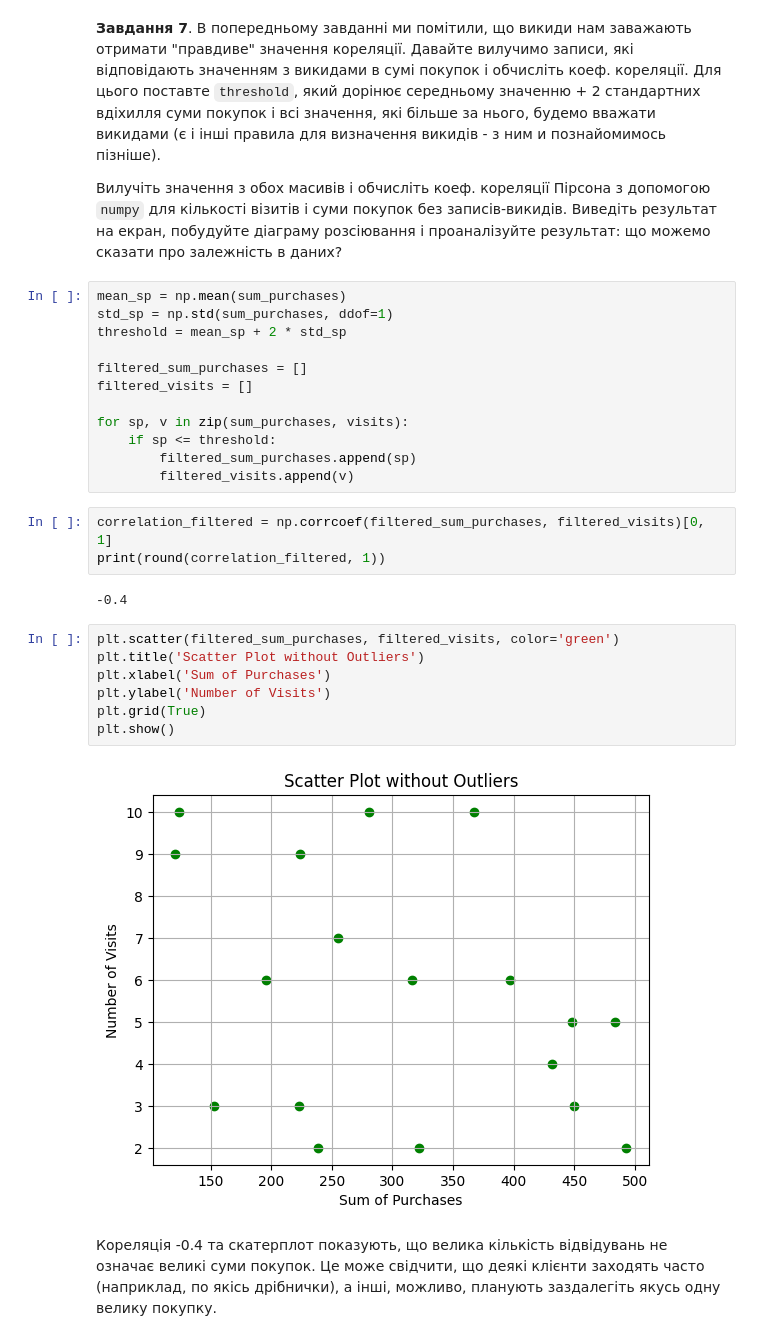
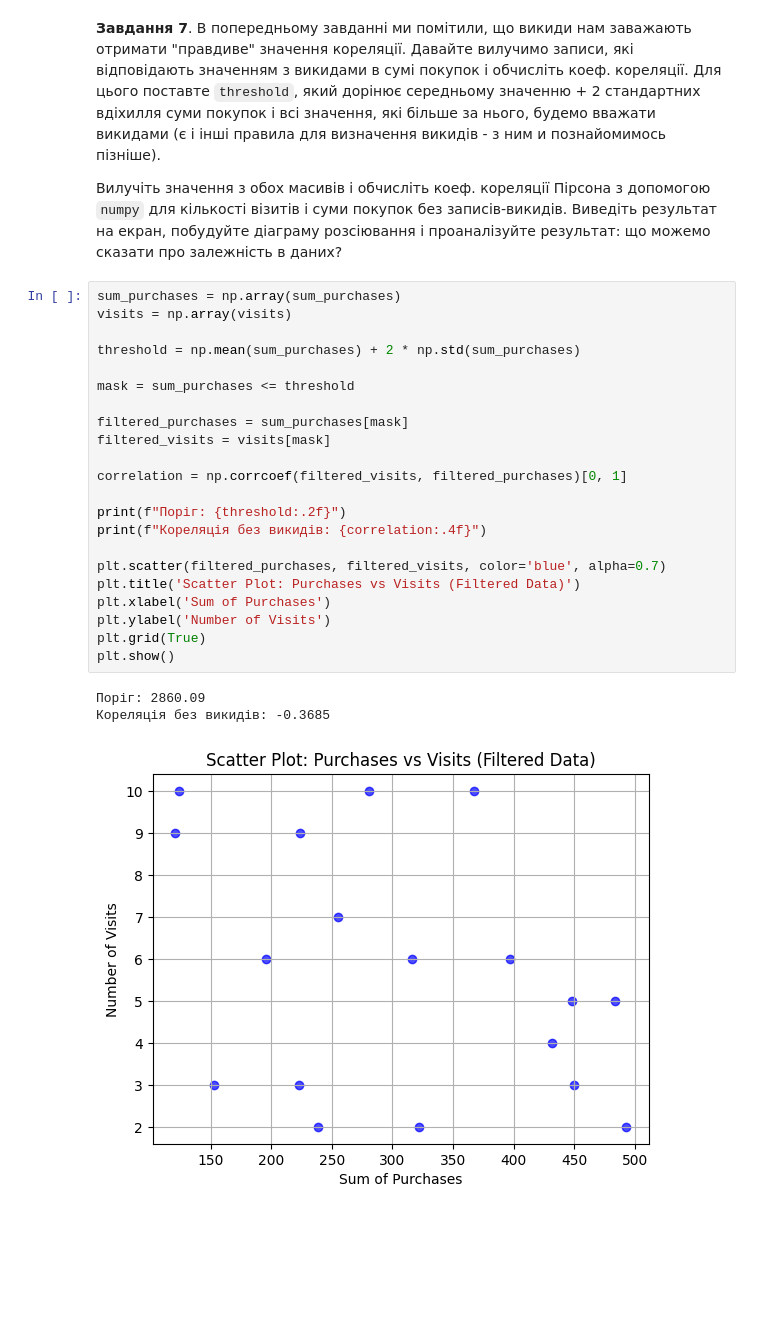
Before and after one commit to Myroslava-Zuieva/Machine_Learning_HW, a Jupyter notebook: HW_1_1_Основи_статистики.ipynb, the cells around one changed output. Saved outputs shown, nothing was run; the diff lists cells and outputs as text; blank space fills up the shorter version.

```diff
--- a/HW_1_1_Основи_статистики.ipynb
+++ b/HW_1_1_Основи_статистики.ipynb
@@ -142,31 +159,29 @@ plt.ylabel('Number of Visits');
 **Завдання 7**. В попередньому завданні ми помітили, що викиди нам заважають отримати "правдиве" значення кореляції. Давайте вилучимо записи, які відповідають значенням з викидами в сумі покупок і обчисліть коеф. кореляції. Для цього поставте `threshold`, який дорінює середньому значенню + 2 стандартних вдіхилля суми покупок і всі значення, які більше за нього, будемо вважати викидами (є і інші правила для визначення викидів - з ним и познайомимось пізніше).
 
 Вилучіть значення з обох масивів і обчисліть коеф. кореляції Пірсона з допомогою `numpy` для кількості візитів і суми покупок без записів-викидів. Виведіть результат на екран, побудуйте діаграму розсіювання і проаналізуйте результат: що можемо сказати про залежність в даних?
-# %%
-mean_sp = np.mean(sum_purchases)
-std_sp = np.std(sum_purchases, ddof=1)
-threshold = mean_sp + 2 * std_sp
-
-filtered_sum_purchases = []
-filtered_visits = []
-
-for sp, v in zip(sum_purchases, visits):
-    if sp <= threshold:
-        filtered_sum_purchases.append(sp)
-        filtered_visits.append(v)
-# %%
-correlation_filtered = np.corrcoef(filtered_sum_purchases, filtered_visits)[0, 1]
-print(round(correlation_filtered, 1))
-# %% [output]
--0.4
-# %%
-plt.scatter(filtered_sum_purchases, filtered_visits, color='green')
-plt.title('Scatter Plot without Outliers')
-plt.xlabel('Sum of Purchases')
-plt.ylabel('Number of Visits')
-plt.grid(True)
-plt.show()
-# %% [output]
-[figure, removed]
-# %% [markdown]
-Кореляція -0.4 та скатерплот показують, що велика кількість відвідувань не означає великі суми покупок. Це може свідчити, що деякі клієнти заходять часто (наприклад, по якісь дрібнички), а інші, можливо, планують заздалегіть якусь одну велику покупку.
+# %%
+sum_purchases = np.array(sum_purchases)
+visits = np.array(visits)
+
+threshold = np.mean(sum_purchases) + 2 * np.std(sum_purchases)
+
+mask = sum_purchases <= threshold
+
+filtered_purchases = sum_purchases[mask]
+filtered_visits = visits[mask]
+
+correlation = np.corrcoef(filtered_visits, filtered_purchases)[0, 1]
+
+print(f"Поріг: {threshold:.2f}")
+print(f"Кореляція без викидів: {correlation:.4f}")
+
+plt.scatter(filtered_purchases, filtered_visits, color='blue', alpha=0.7)
+plt.title('Scatter Plot: Purchases vs Visits (Filtered Data)')
+plt.xlabel('Sum of Purchases')
+plt.ylabel('Number of Visits')
+plt.grid(True)
+plt.show()
+# %% [output]
+Поріг: 2860.09
+Кореляція без викидів: -0.3685
+[figure, added]
```
Also changed, not shown: parts of 25 cells of this notebook.
